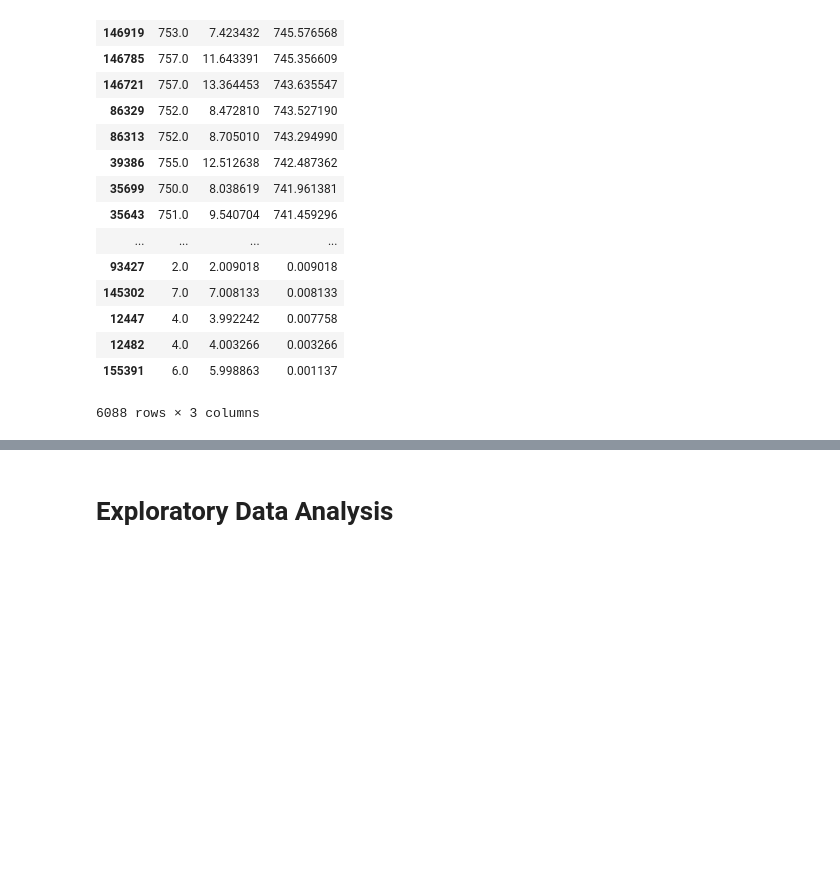
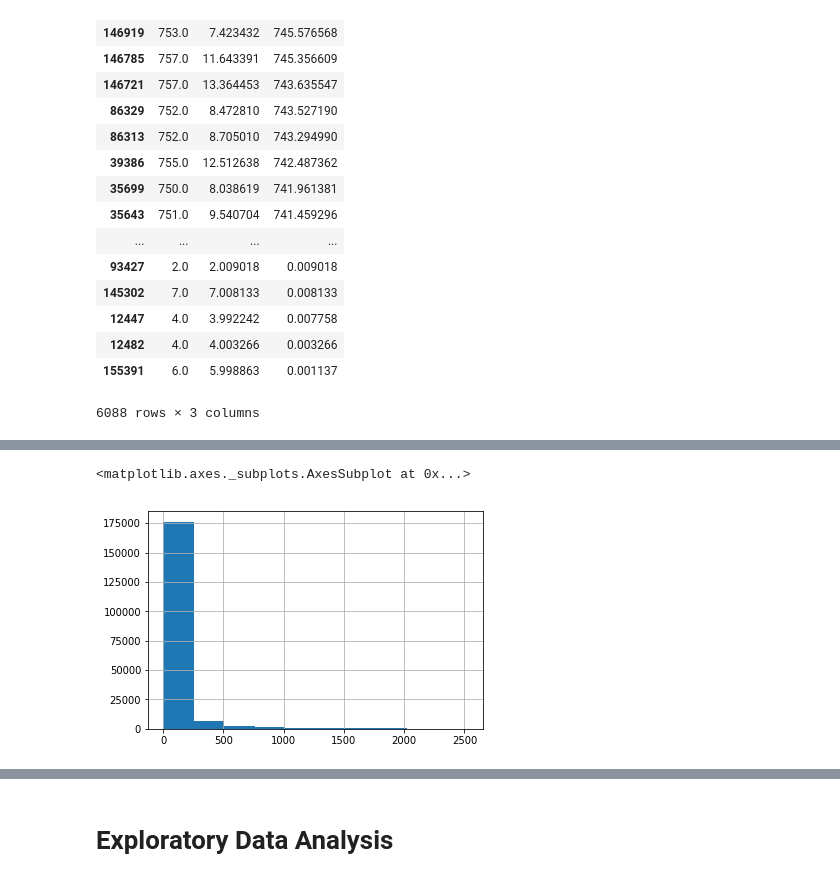
Before and after one commit to Gomelsar/Sales-Forecast-modeling, a Jupyter notebook: Demand Forecast DuPont.ipynb, the cells around one changed output, grey strips where cells are left out. Drawn from its saved outputs; the diff is of its cells as text; code cells hidden in the pictures; blank space fills up the shorter version.

```diff
--- a/Demand Forecast DuPont.ipynb
+++ b/Demand Forecast DuPont.ipynb
@@ -621,0 +651,5 @@ sorted_verification
+# %%
+train_data.cases.hist()
+# %% [output]
+<matplotlib.axes._subplots.AxesSubplot at 0x...>
+[figure, added]
```
Also changed, not shown: parts of 18 cells of this notebook.
